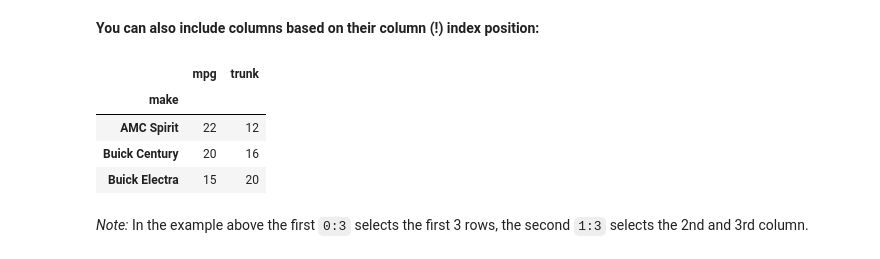
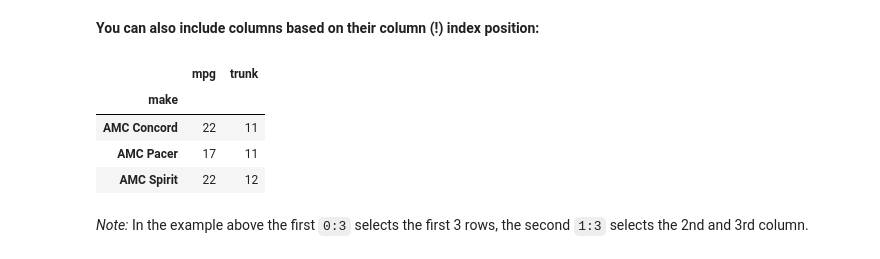
Before and after one commit to TiesdeKok/LearnPythonforResearch, a Jupyter notebook: 2_handling_data.ipynb, the cells around one changed output. Saved outputs shown, nothing was run; the diff lists cells and outputs as text; code cells hidden in the pictures.

```diff
--- a/2_handling_data.ipynb
+++ b/2_handling_data.ipynb
@@ -63,7 +66,7 @@ from os.path import join
 # %% [markdown]
 Path to our data
 # %%
-data_path = join(os.getcwd(), 'example_data')
+data_path = os.path.join(os.getcwd(), 'example_data')
 # %% [markdown]
 ##  <span style="text-decoration: underline;">Create a dataframe</span><a id='create-dataframe'></a> [(to top)](#toc)
 # %% [markdown]
@@ -73,7 +76,7 @@ We can create a dataframe in many ways. Below are a couple of situations:
 # %% [markdown]
 For details on opening files such as Excel, CSV, Stata, SAS, HDF see the `1_opening_files` notebook.
 # %%
-df_auto = pd.read_csv(join(data_path, 'auto_df.csv'), sep=';', index_col='Unnamed: 0')
+df_auto = pd.read_csv(os.path.join(data_path, 'auto_df.csv'), sep=';', index_col=0)
 # %% [markdown]
 ### 2) Create new dataframe and pass data to it
 # %% [markdown]
@@ -338,13 +342,13 @@ df.iloc[2:5]
 # %% [markdown]
 **You can also include columns based on their column (!) index position:**
 # %%
-df.iloc[2:5, 1:3]
+df.iloc[0:3, 1:3]
 # %% [output]
 |  | mpg | trunk |
 | make |  |  |
+| AMC Concord | 22 | 11 |
+| AMC Pacer | 17 | 11 |
 | AMC Spirit | 22 | 12 |
-| Buick Century | 20 | 16 |
-| Buick Electra | 15 | 20 |
 # %% [markdown]
 *Note:* In the example above the first `0:3` selects the first 3 rows, the second `1:3` selects the 2nd and 3rd column.
 # %% [markdown]
```
Also changed, not shown: parts of 183 cells of this notebook, 5 other files.
